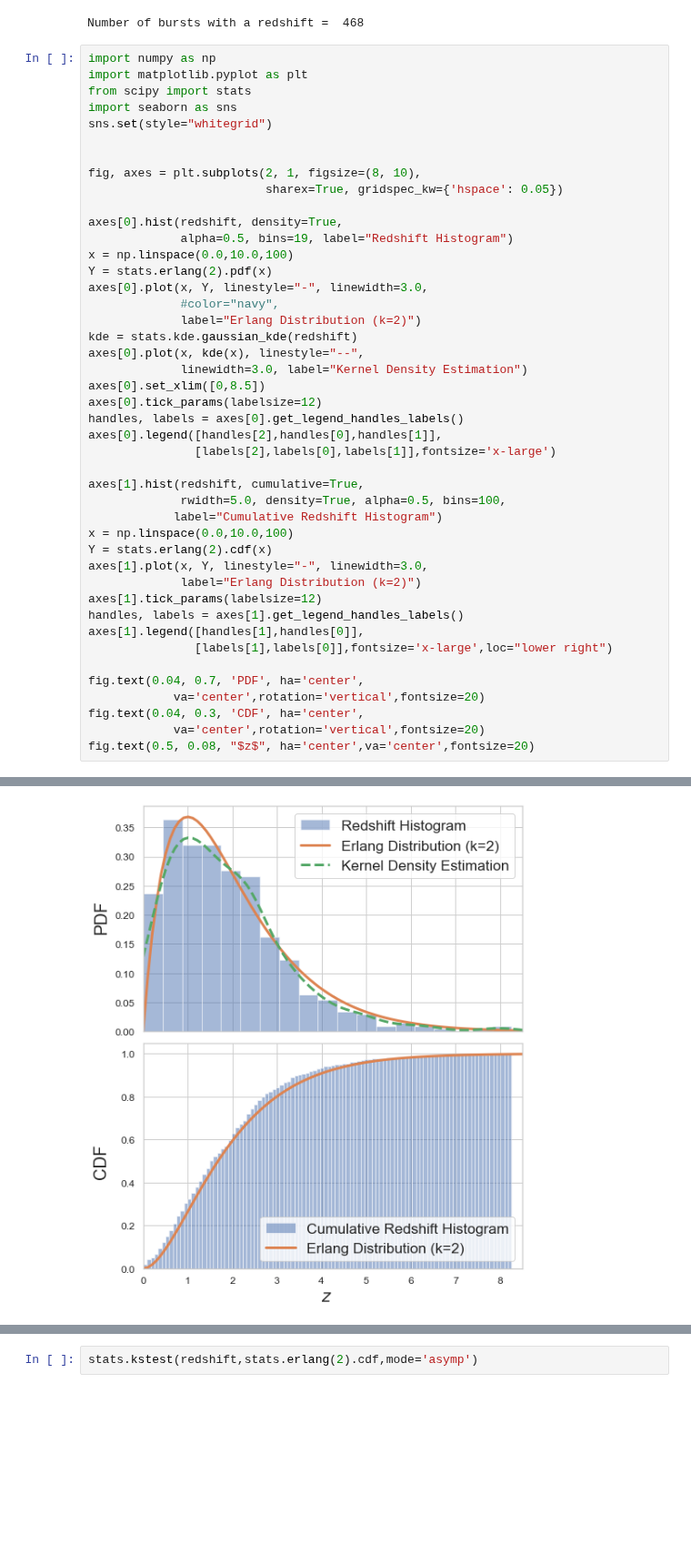
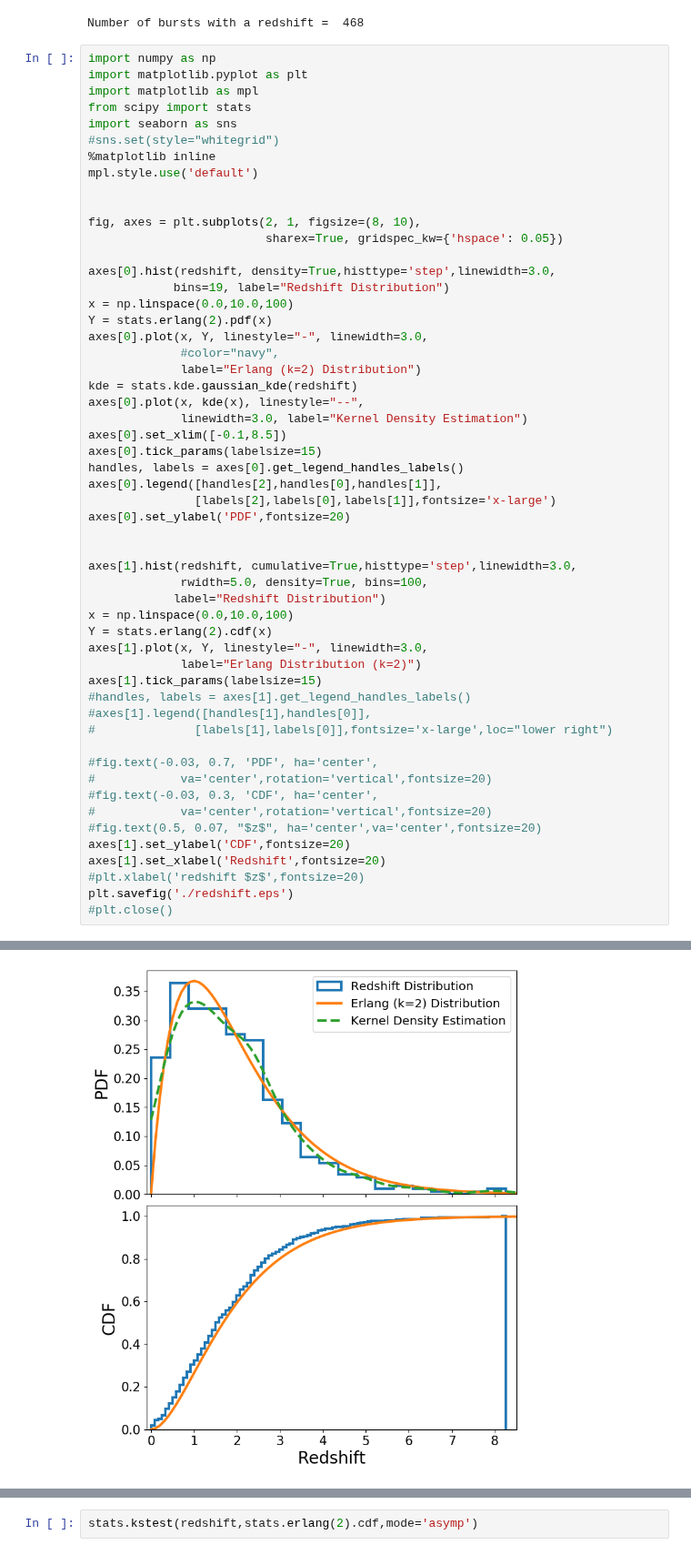
Before and after one commit to Lang-Shao/graduate_cource, a Jupyter notebook: Using_Python/Using_Python/Statistics/redshift_distribution.ipynb, the cells around one changed output, grey strips where cells are left out. Shown at 91% size. Saved outputs shown, nothing was run; the diff lists cells and outputs as text; blank space fills up the shorter version.

```diff
--- a/Using_Python/Using_Python/Statistics/redshift_distribution.ipynb
+++ b/Using_Python/Using_Python/Statistics/redshift_distribution.ipynb
@@ -34,45 +34,55 @@ Number of bursts with a redshift =  468
 # %%
 import numpy as np
 import matplotlib.pyplot as plt
+import matplotlib as mpl
 from scipy import stats
 import seaborn as sns
-sns.set(style="whitegrid")
+#sns.set(style="whitegrid")
+%matplotlib inline
+mpl.style.use('default')
 
 
 fig, axes = plt.subplots(2, 1, figsize=(8, 10),
                          sharex=True, gridspec_kw={'hspace': 0.05})
 
-axes[0].hist(redshift, density=True,
-             alpha=0.5, bins=19, label="Redshift Histogram")
+axes[0].hist(redshift, density=True,histtype='step',linewidth=3.0,
+            bins=19, label="Redshift Distribution")
 x = np.linspace(0.0,10.0,100)
 Y = stats.erlang(2).pdf(x)
 axes[0].plot(x, Y, linestyle="-", linewidth=3.0,
              #color="navy",
-             label="Erlang Distribution (k=2)")
+             label="Erlang (k=2) Distribution")
 kde = stats.kde.gaussian_kde(redshift)
 axes[0].plot(x, kde(x), linestyle="--",
              linewidth=3.0, label="Kernel Density Estimation")
-axes[0].set_xlim([0,8.5])
-axes[0].tick_params(labelsize=12)
+axes[0].set_xlim([-0.1,8.5])
+axes[0].tick_params(labelsize=15)
 handles, labels = axes[0].get_legend_handles_labels()
 axes[0].legend([handles[2],handles[0],handles[1]],
                [labels[2],labels[0],labels[1]],fontsize='x-large')
+axes[0].set_ylabel('PDF',fontsize=20)
 
-axes[1].hist(redshift, cumulative=True,
-             rwidth=5.0, density=True, alpha=0.5, bins=100,
-            label="Cumulative Redshift Histogram")
+
+axes[1].hist(redshift, cumulative=True,histtype='step',linewidth=3.0,
+             rwidth=5.0, density=True, bins=100,
+            label="Redshift Distribution")
 x = np.linspace(0.0,10.0,100)
 Y = stats.erlang(2).cdf(x)
 axes[1].plot(x, Y, linestyle="-", linewidth=3.0,
              label="Erlang Distribution (k=2)")
-axes[1].tick_params(labelsize=12)
-handles, labels = axes[1].get_legend_handles_labels()
-axes[1].legend([handles[1],handles[0]],
-               [labels[1],labels[0]],fontsize='x-large',loc="lower right")
+axes[1].tick_params(labelsize=15)
+#handles, labels = axes[1].get_legend_handles_labels()
+#axes[1].legend([handles[1],handles[0]],
+#              [labels[1],labels[0]],fontsize='x-large',loc="lower right")
 
-fig.text(0.04, 0.7, 'PDF', ha='center',
-            va='center',rotation='vertical',fontsize=20)
-fig.text(0.04, 0.3, 'CDF', ha='center',
-            va='center',rotation='vertical',fontsize=20)
-fig.text(0.5, 0.08, "$z$", ha='center',va='center',fontsize=20)
+#fig.text(-0.03, 0.7, 'PDF', ha='center',
+#            va='center',rotation='vertical',fontsize=20)
+#fig.text(-0.03, 0.3, 'CDF', ha='center',
+#            va='center',rotation='vertical',fontsize=20)
+#fig.text(0.5, 0.07, "$z$", ha='center',va='center',fontsize=20)
+axes[1].set_ylabel('CDF',fontsize=20)
+axes[1].set_xlabel('Redshift',fontsize=20)
+#plt.xlabel('redshift $z$',fontsize=20)
+plt.savefig('./redshift.eps')
+#plt.close()
 # %% [output]
@@ -80 +91 @@ Text(0.5, 0.08, '$z$')
-[figure, old version]
+[figure, new version]
```
Also changed, not shown: parts of 3 cells of this notebook, 1 other file.
